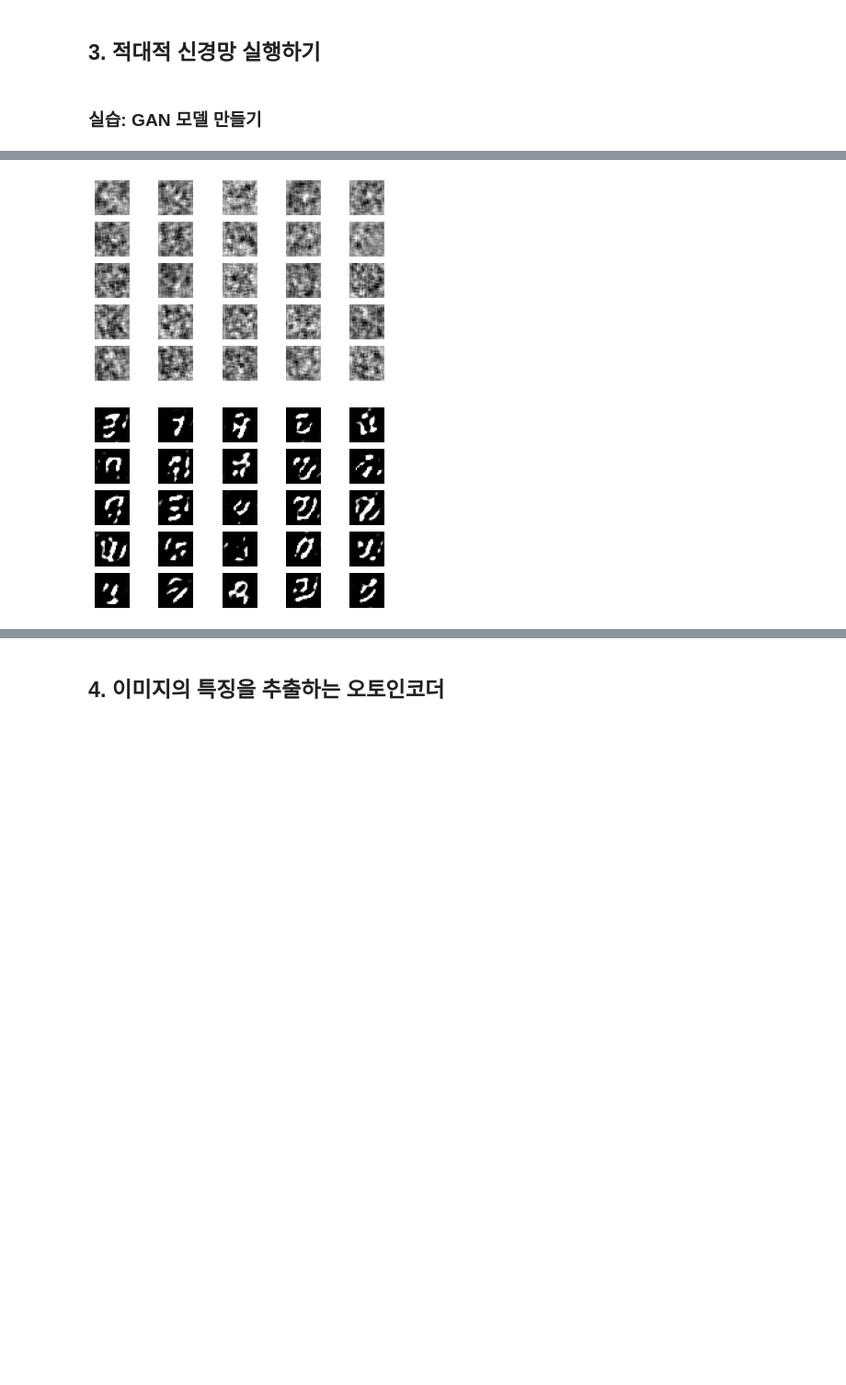
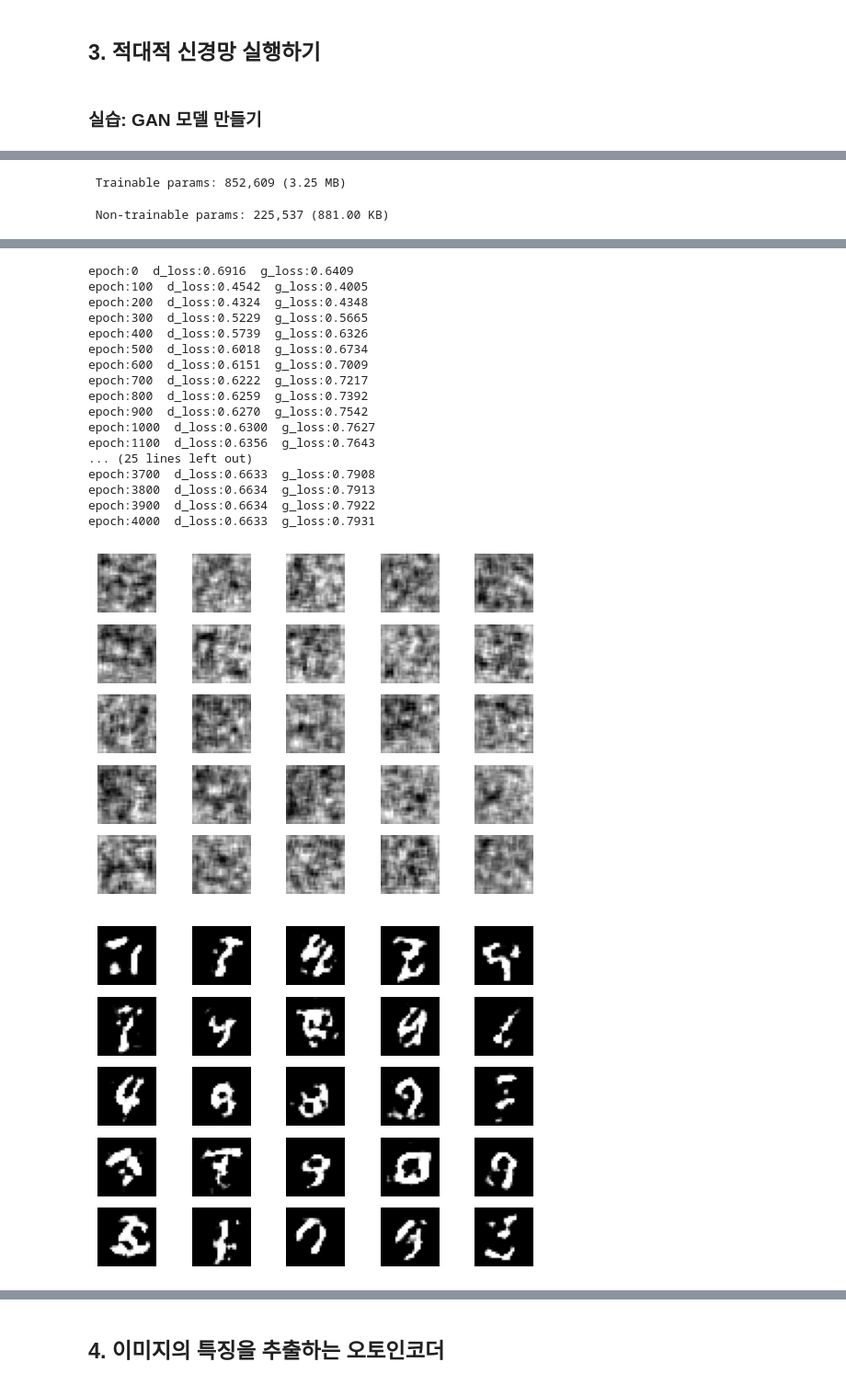
Before and after one commit to taehojo/deeplearning_4th, a Jupyter notebook: ch17.ipynb, the cells around one changed output, grey strips where cells are left out. Shown at 92% size. Saved outputs shown, nothing was run; the diff lists cells and outputs as text; code cells hidden in the pictures; blank space fills up the shorter version.

```diff
--- a/ch17.ipynb
+++ b/ch17.ipynb
@@ -11,15 +11,12 @@ from tensorflow.keras.datasets import mnist
 from tensorflow.keras.layers import Input, Dense, Reshape, Flatten, Dropout
 from tensorflow.keras.layers import BatchNormalization, Activation, LeakyReLU, UpSampling2D, Conv2D
 from tensorflow.keras.models import Sequential, Model
+from tensorflow.keras.optimizers import Adam
 
 import numpy as np
 import matplotlib.pyplot as plt
-
-# 예제 파일에서 data 폴더 아래에 이미지가 저장될 gan_images 폴더가 함께 제공됩니다.
-# 만약 이미지가 저장될 폴더가 없다면 아래 코드의 주석을 해제해 gan_images 폴더를 만듭니다.
-# import os
-# if not os.path.exists("./data/gan_images"):
-#    os.makedirs("./data/gan_images")
+import os
+os.makedirs("./data/gan_images", exist_ok=True)
 
 # 생성자 모델을 만듭니다.
 generator = Sequential()
@@ -43,14 +40,14 @@ discriminator.add(Activation(LeakyReLU(0.2)))
 discriminator.add(Dropout(0.3))
 discriminator.add(Flatten())
 discriminator.add(Dense(1, activation='sigmoid'))
-discriminator.compile(loss='binary_crossentropy', optimizer='adam')
+discriminator.compile(loss='binary_crossentropy', optimizer=Adam(learning_rate=0.0002, beta_1=0.5), metrics=['accuracy'])
 discriminator.trainable = False
 
 # 생성자와 판별자 모델을 연결시키는 gan 모델을 만듭니다.
 ginput = Input(shape=(100,))
 dis_output = discriminator(generator(ginput))
 gan = Model(ginput, dis_output)
-gan.compile(loss='binary_crossentropy', optimizer='adam')
+gan.compile(loss='binary_crossentropy', optimizer=Adam(learning_rate=0.0002, beta_1=0.5))
 gan.summary()
 
 # 신경망을 실행시키는 함수를 만듭니다.
@@ -67,6 +64,8 @@ def gan_train(epoch, batch_size, saving_interval):
   fake = np.zeros((batch_size, 1))
 
   for i in range(epoch):
+          discriminator.trainable = True
+
           # 실제 데이터를 판별자에 입력하는 부분입니다.
           idx = np.random.randint(0, X_train.shape[0], batch_size)
           imgs = X_train[idx]
@@ -74,21 +73,25 @@ def gan_train(epoch, batch_size, saving_interval):
 
           # 가상 이미지를 판별자에 입력하는 부분입니다.
           noise = np.random.normal(0, 1, (batch_size, 100))
-          gen_imgs = generator.predict(noise)
+          gen_imgs = generator.predict(noise, verbose=0)
           d_loss_fake = discriminator.train_on_batch(gen_imgs, fake)
 
           # 판별자와 생성자의 오차를 계산합니다.
           d_loss = 0.5 * np.add(d_loss_real, d_loss_fake)
+          discriminator.trainable = False
+
+          noise = np.random.normal(0, 1, (batch_size, 100))
           g_loss = gan.train_on_batch(noise, true)
 
-          print('epoch:%d' % i, ' d_loss:%.4f' % d_loss, ' g_loss:%.4f' % g_loss)
+          if i % 100 == 0:
+            print('epoch:%d' % i, ' d_loss:%.4f' % d_loss[0], ' g_loss:%.4f' % g_loss)
 
-        # 이 부분은 중간 과정을 이미지로 저장해 주는 부분입니다. 본 장의 주요 내용과 관련이 없어
+        # 이 부분은 중간 과정을 이미지로 저장해 주는 부분입니다. 이 장의 주요 내용과 관련이 없어
         # 소스 코드만 첨부합니다. 만들어진 이미지들은 gan_images 폴더에 저장됩니다.
           if i % saving_interval == 0:
               #r, c = 5, 5
               noise = np.random.normal(0, 1, (25, 100))
-              gen_imgs = generator.predict(noise)
+              gen_imgs = generator.predict(noise, verbose=0)
 
               # Rescale images 0 - 1
               gen_imgs = 0.5 * gen_imgs + 0.5
@@ -102,5 +105,5 @@ def gan_train(epoch, batch_size, saving_interval):
                       count += 1
               fig.savefig("./data/gan_images/gan_mnist_%d.png" % i)
 
-gan_train(2001, 32, 200)  # 2000번 반복되고, 배치 사이즈는 32,  200번마다 결과가 저장되게 하였습니다.
+gan_train(4001, 32, 800)  # 4000번 반복되고, 배치 사이즈는 32,  800번마다 결과가 저장되게 하였습니다.
 # %% [output]
@@ -123,0 +121,2 @@ epoch:2000  d_loss:0.4667  g_loss:2.1844
+ Trainable params: 852,609 (3.25 MB)
+ Non-trainable params: 225,537 (881.00 KB)
@@ -124,2 +124,19 @@ epoch:2000  d_loss:0.4667  g_loss:2.1844
+epoch:0  d_loss:0.6916  g_loss:0.6409
+epoch:100  d_loss:0.4542  g_loss:0.4005
+epoch:200  d_loss:0.4324  g_loss:0.4348
+epoch:300  d_loss:0.5229  g_loss:0.5665
+epoch:400  d_loss:0.5739  g_loss:0.6326
+epoch:500  d_loss:0.6018  g_loss:0.6734
+epoch:600  d_loss:0.6151  g_loss:0.7009
+epoch:700  d_loss:0.6222  g_loss:0.7217
+epoch:800  d_loss:0.6259  g_loss:0.7392
+epoch:900  d_loss:0.6270  g_loss:0.7542
+epoch:1000  d_loss:0.6300  g_loss:0.7627
+epoch:1100  d_loss:0.6356  g_loss:0.7643
+... (25 lines left out)
+epoch:3700  d_loss:0.6633  g_loss:0.7908
+epoch:3800  d_loss:0.6634  g_loss:0.7913
+epoch:3900  d_loss:0.6634  g_loss:0.7922
+epoch:4000  d_loss:0.6633  g_loss:0.7931
-[figure, old version]
+[figure, new version]
-[figure, old version]
+[figure, new version]
```
Also changed, not shown: parts of 3 cells of this notebook, 4 other files.
